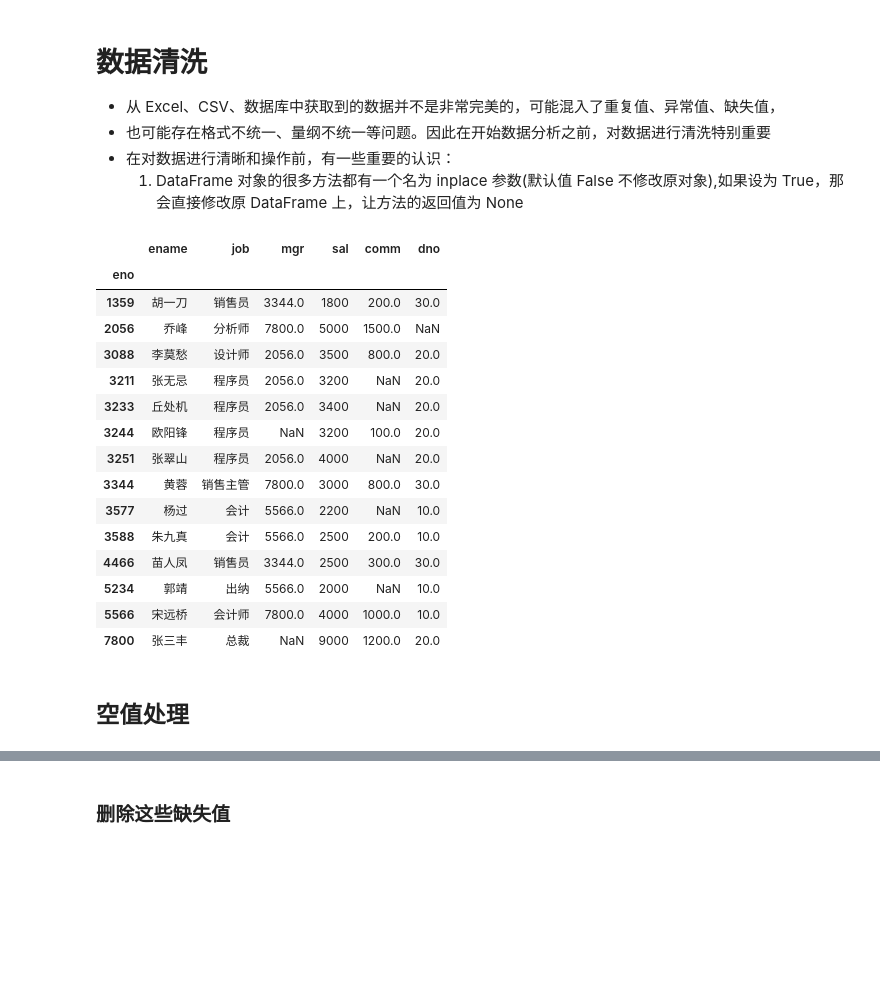
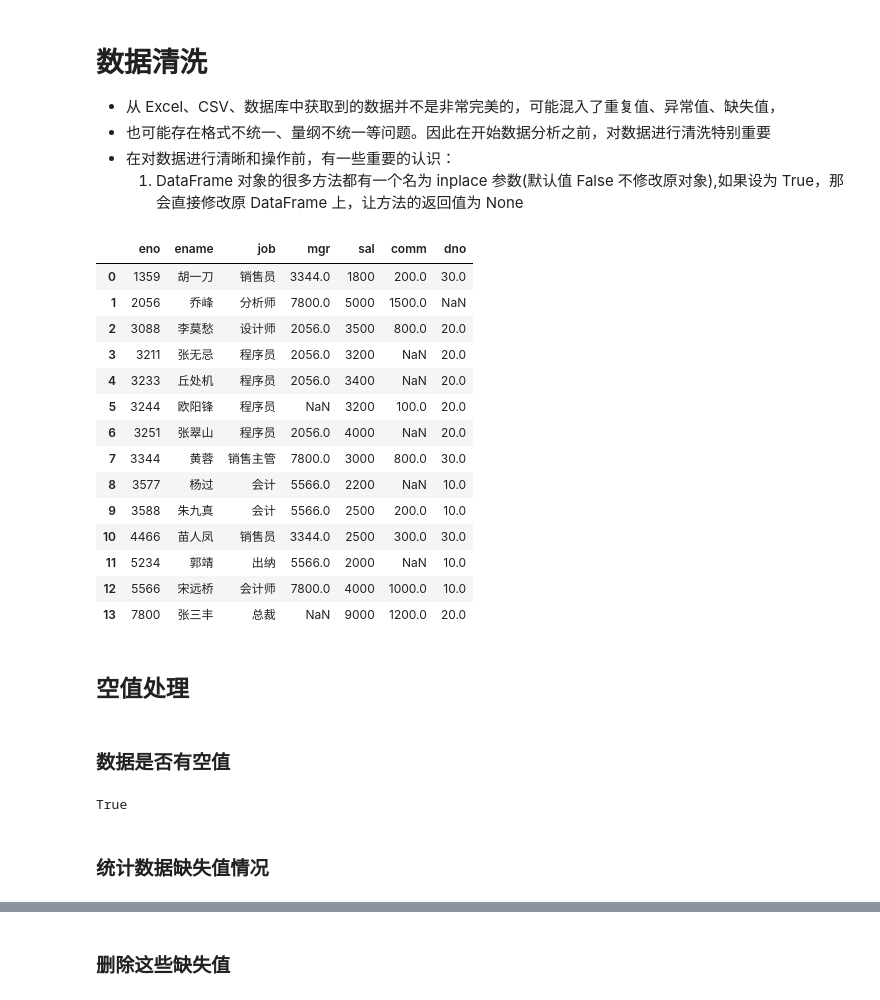
Before and after one commit to iridescentGray/self-learn-python-project, a Jupyter notebook: data_analysis/pandas_api/dataframe/data_clean.ipynb, the cells around one changed output, grey strips where cells are left out. Saved outputs shown, nothing was run; the diff lists cells and outputs as text; code cells hidden in the pictures; blank space fills up the shorter version.

```diff
--- a/data_analysis/pandas_api/dataframe/data_clean.ipynb
+++ b/data_analysis/pandas_api/dataframe/data_clean.ipynb
@@ -86,48 +84,56 @@ data = {
         4000,
         3000,
         2200,
         2500,
         2500,
         2000,
         4000,
         9000,
     ],
     "comm": [
         200.0,
         1500.0,
         800.0,
         None,
         None,
         100.0,
         None,
         800.0,
         None,
         200.0,
         300.0,
         None,
         1000.0,
         1200.0,
     ],
     "dno": [30, None, 20, 20, 20, 20, 20, 30, 10, 10, 30, 10, 10, 20],
 }
 
+need_clean_data = pd.DataFrame(data=data)
 need_clean_data
 # %% [output]
-|  | ename | job | mgr | sal | comm | dno |
-| eno |  |  |  |  |  |  |
-| 1359 | 胡一刀 | 销售员 | 3344.0 | 1800 | 200.0 | 30.0 |
-| 2056 | 乔峰 | 分析师 | 7800.0 | 5000 | 1500.0 | NaN |
-| 3088 | 李莫愁 | 设计师 | 2056.0 | 3500 | 800.0 | 20.0 |
-| 3211 | 张无忌 | 程序员 | 2056.0 | 3200 | NaN | 20.0 |
-| 3233 | 丘处机 | 程序员 | 2056.0 | 3400 | NaN | 20.0 |
-| 3244 | 欧阳锋 | 程序员 | NaN | 3200 | 100.0 | 20.0 |
-| 3251 | 张翠山 | 程序员 | 2056.0 | 4000 | NaN | 20.0 |
-| 3344 | 黄蓉 | 销售主管 | 7800.0 | 3000 | 800.0 | 30.0 |
-| 3577 | 杨过 | 会计 | 5566.0 | 2200 | NaN | 10.0 |
-| 3588 | 朱九真 | 会计 | 5566.0 | 2500 | 200.0 | 10.0 |
-| 4466 | 苗人凤 | 销售员 | 3344.0 | 2500 | 300.0 | 30.0 |
-| 5234 | 郭靖 | 出纳 | 5566.0 | 2000 | NaN | 10.0 |
-| 5566 | 宋远桥 | 会计师 | 7800.0 | 4000 | 1000.0 | 10.0 |
-| 7800 | 张三丰 | 总裁 | NaN | 9000 | 1200.0 | 20.0 |
+|  | eno | ename | job | mgr | sal | comm | dno |
+| 0 | 1359 | 胡一刀 | 销售员 | 3344.0 | 1800 | 200.0 | 30.0 |
+| 1 | 2056 | 乔峰 | 分析师 | 7800.0 | 5000 | 1500.0 | NaN |
+| 2 | 3088 | 李莫愁 | 设计师 | 2056.0 | 3500 | 800.0 | 20.0 |
+| 3 | 3211 | 张无忌 | 程序员 | 2056.0 | 3200 | NaN | 20.0 |
+| 4 | 3233 | 丘处机 | 程序员 | 2056.0 | 3400 | NaN | 20.0 |
+| 5 | 3244 | 欧阳锋 | 程序员 | NaN | 3200 | 100.0 | 20.0 |
+| 6 | 3251 | 张翠山 | 程序员 | 2056.0 | 4000 | NaN | 20.0 |
+| 7 | 3344 | 黄蓉 | 销售主管 | 7800.0 | 3000 | 800.0 | 30.0 |
+| 8 | 3577 | 杨过 | 会计 | 5566.0 | 2200 | NaN | 10.0 |
+| 9 | 3588 | 朱九真 | 会计 | 5566.0 | 2500 | 200.0 | 10.0 |
+| 10 | 4466 | 苗人凤 | 销售员 | 3344.0 | 2500 | 300.0 | 30.0 |
+| 11 | 5234 | 郭靖 | 出纳 | 5566.0 | 2000 | NaN | 10.0 |
+| 12 | 5566 | 宋远桥 | 会计师 | 7800.0 | 4000 | 1000.0 | 10.0 |
+| 13 | 7800 | 张三丰 | 总裁 | NaN | 9000 | 1200.0 | 20.0 |
 # %% [markdown]
 ## 空值处理
+# %% [markdown]
+### 数据是否有空值
+# %%
+need_clean_data.isnull().values.any()
+# %% [output]
+True
+# %% [markdown]
+### 统计数据缺失值情况
```
Also changed, not shown: parts of 56 cells of this notebook, 7 other files.
